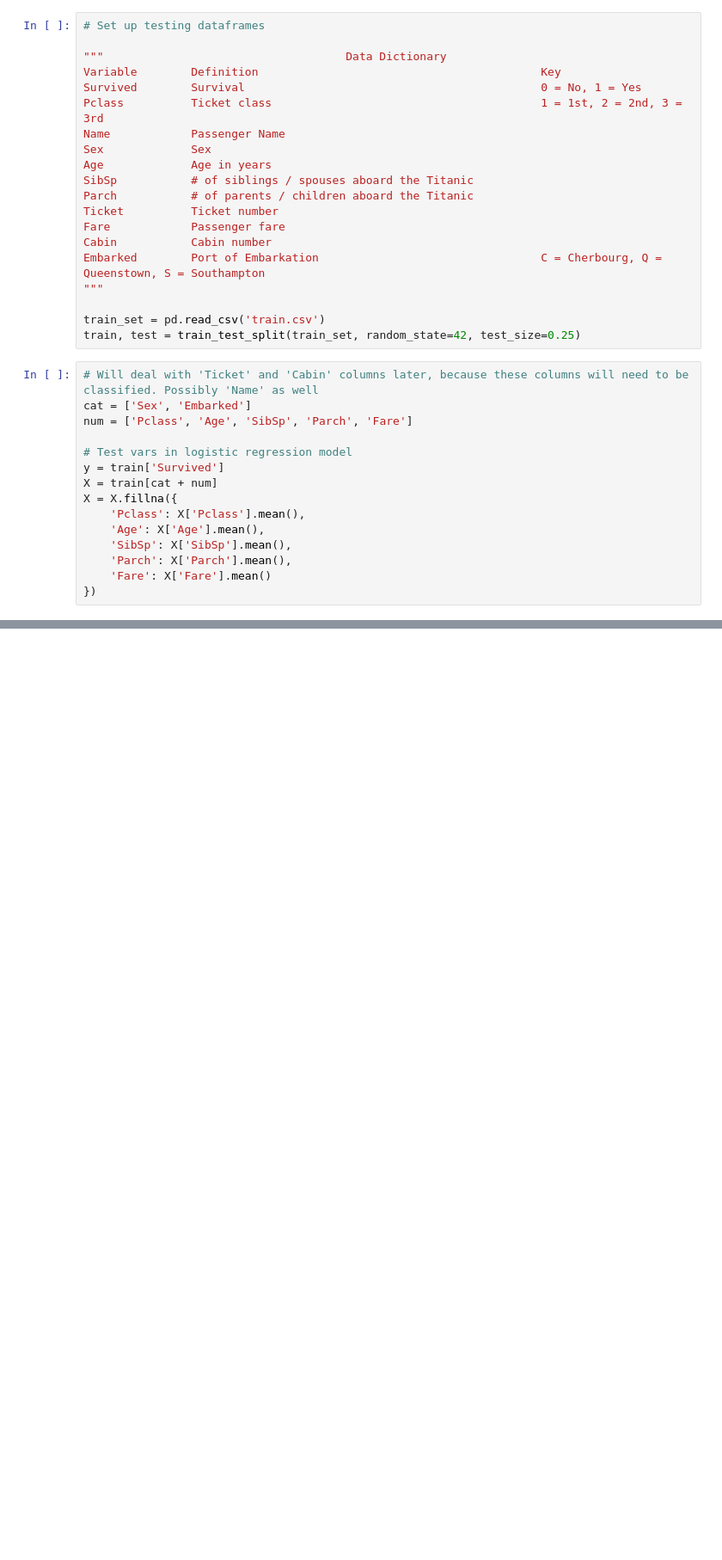
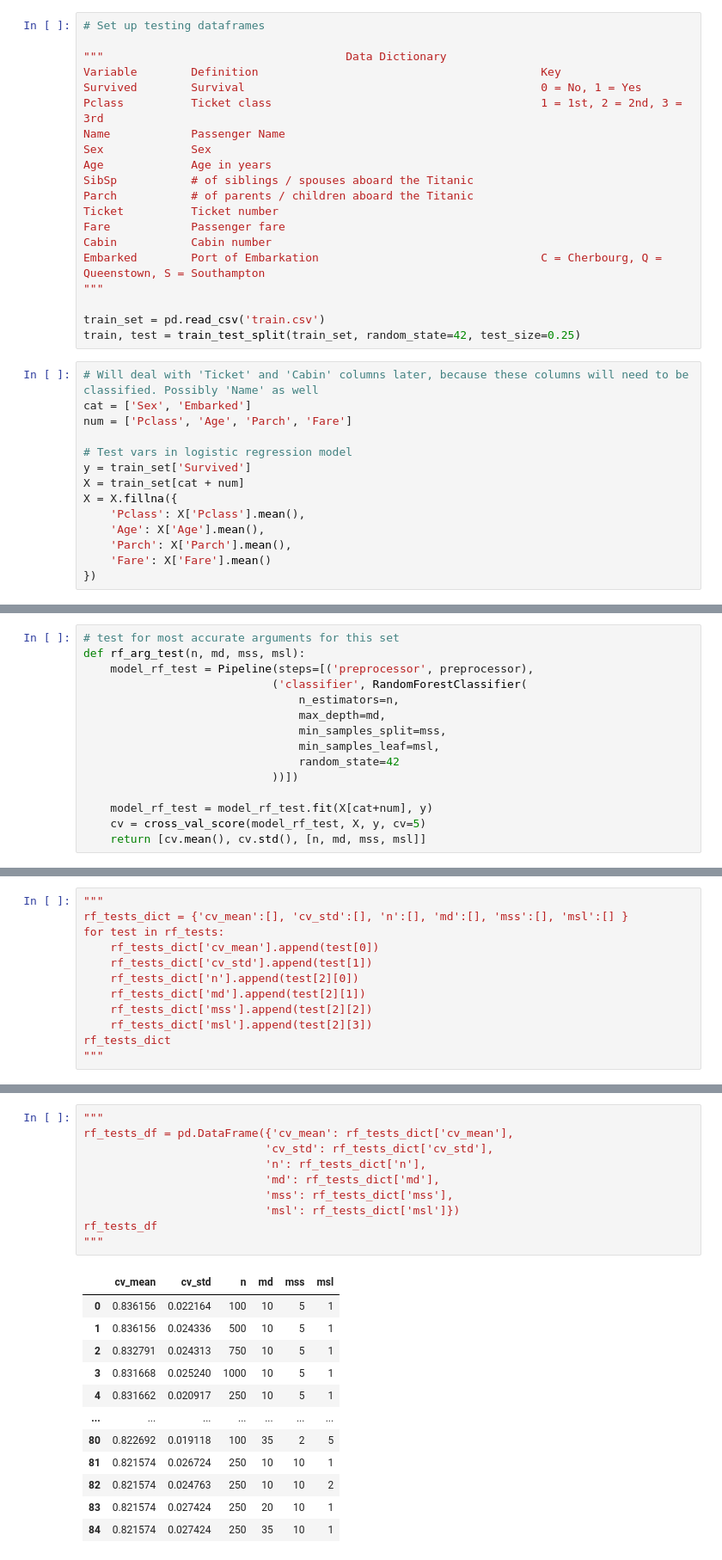
Before and after one commit to AphelionSnow/Kaggle-Titanic, a Jupyter notebook: survivial_predictor.ipynb, the cells around one changed output, grey strips where cells are left out. Shown at 86% size. Saved outputs shown, nothing was run; the diff lists cells and outputs as text; blank space fills up the shorter version.

Commit message:
tests for rf model optimization
extensive testing for input values of rf model. Results saved to files; cells commented out.

```diff
--- a/survivial_predictor.ipynb
+++ b/survivial_predictor.ipynb
@@ -33,15 +34,14 @@ train, test = train_test_split(train_set, random_state=42, test_size=0.25)
 # %%
 # Will deal with 'Ticket' and 'Cabin' columns later, because these columns will need to be classified. Possibly 'Name' as well
 cat = ['Sex', 'Embarked']
-num = ['Pclass', 'Age', 'SibSp', 'Parch', 'Fare']
+num = ['Pclass', 'Age', 'Parch', 'Fare']
 
 # Test vars in logistic regression model
-y = train['Survived']
-X = train[cat + num]
+y = train_set['Survived']
+X = train_set[cat + num]
 X = X.fillna({
     'Pclass': X['Pclass'].mean(),
     'Age': X['Age'].mean(),
-    'SibSp': X['SibSp'].mean(),
     'Parch': X['Parch'].mean(),
     'Fare': X['Fare'].mean()
 })
@@ -111,0 +77,15 @@ LogisticRegression does not accept missing values encoded as NaN natively. For s
+# %%
+# test for most accurate arguments for this set
+def rf_arg_test(n, md, mss, msl):
+    model_rf_test = Pipeline(steps=[('preprocessor', preprocessor),
+                            ('classifier', RandomForestClassifier(
+                                n_estimators=n,
+                                max_depth=md,
+                                min_samples_split=mss,
+                                min_samples_leaf=msl,
+                                random_state=42
+                            ))])
+
+    model_rf_test = model_rf_test.fit(X[cat+num], y)
+    cv = cross_val_score(model_rf_test, X, y, cv=5)
+    return [cv.mean(), cv.std(), [n, md, mss, msl]]
@@ -111,0 +181,12 @@ LogisticRegression does not accept missing values encoded as NaN natively. For s
+# %%
+"""
+rf_tests_dict = {'cv_mean':[], 'cv_std':[], 'n':[], 'md':[], 'mss':[], 'msl':[] }
+for test in rf_tests:
+    rf_tests_dict['cv_mean'].append(test[0])
+    rf_tests_dict['cv_std'].append(test[1])
+    rf_tests_dict['n'].append(test[2][0])
+    rf_tests_dict['md'].append(test[2][1])
+    rf_tests_dict['mss'].append(test[2][2])
+    rf_tests_dict['msl'].append(test[2][3])
+rf_tests_dict
+"""
@@ -111,0 +213,23 @@ LogisticRegression does not accept missing values encoded as NaN natively. For s
+# %%
+"""
+rf_tests_df = pd.DataFrame({'cv_mean': rf_tests_dict['cv_mean'],
+                           'cv_std': rf_tests_dict['cv_std'],
+                           'n': rf_tests_dict['n'],
+                           'md': rf_tests_dict['md'],
+                           'mss': rf_tests_dict['mss'],
+                           'msl': rf_tests_dict['msl']})
+rf_tests_df
+"""
+# %% [output]
+|  | cv_mean | cv_std | n | md | mss | msl |
+| 0 | 0.836156 | 0.022164 | 100 | 10 | 5 | 1 |
+| 1 | 0.836156 | 0.024336 | 500 | 10 | 5 | 1 |
+| 2 | 0.832791 | 0.024313 | 750 | 10 | 5 | 1 |
+| 3 | 0.831668 | 0.025240 | 1000 | 10 | 5 | 1 |
+| 4 | 0.831662 | 0.020917 | 250 | 10 | 5 | 1 |
+| ... | ... | ... | ... | ... | ... | ... |
+| 80 | 0.822692 | 0.019118 | 100 | 35 | 2 | 5 |
+| 81 | 0.821574 | 0.026724 | 250 | 10 | 10 | 1 |
+| 82 | 0.821574 | 0.024763 | 250 | 10 | 10 | 2 |
+| 83 | 0.821574 | 0.027424 | 250 | 20 | 10 | 1 |
+| 84 | 0.821574 | 0.027424 | 250 | 35 | 10 | 1 |
```
Also changed, not shown: parts of 16 cells of this notebook, 2 other files.
